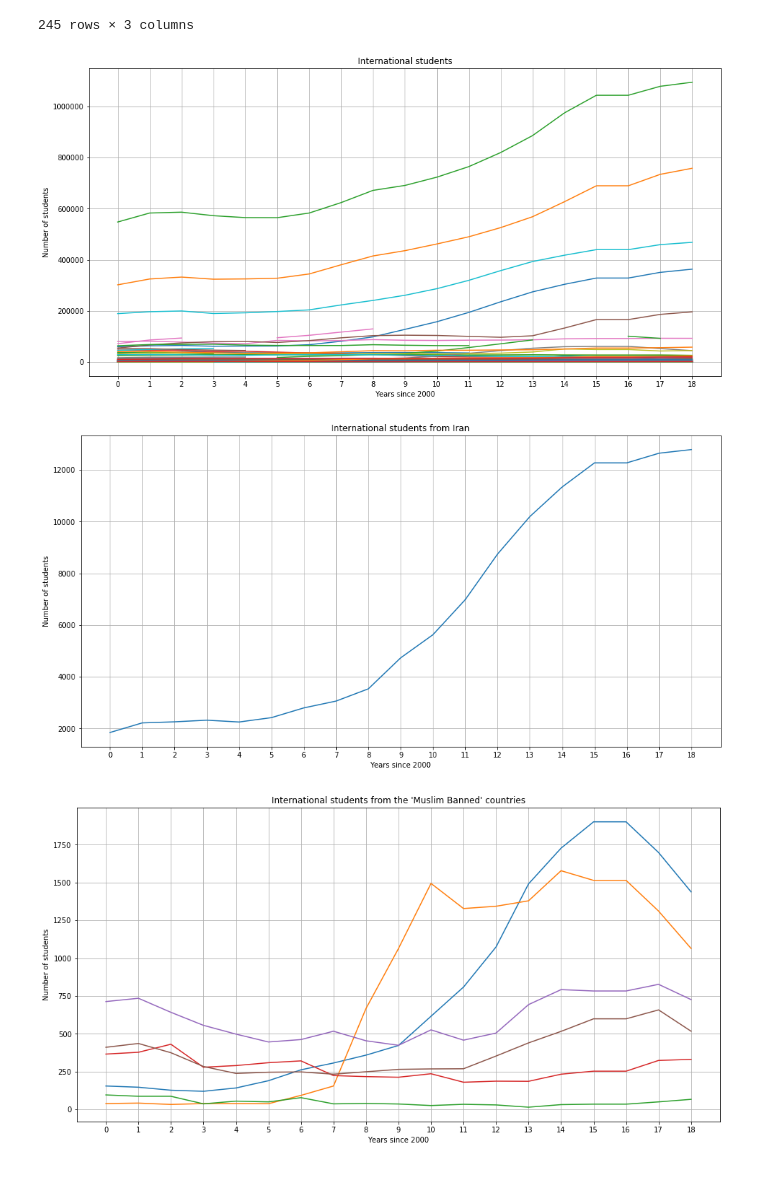
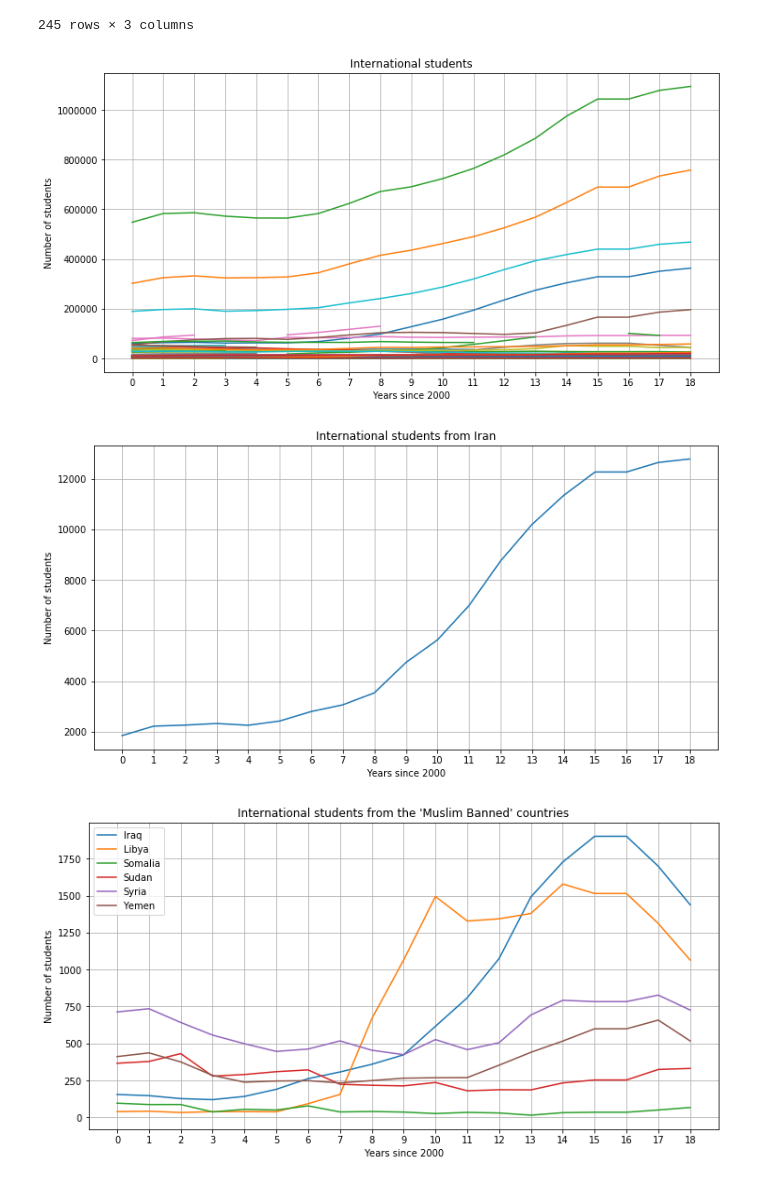
Before and after one commit to graphicsdesk/international-students, a Jupyter notebook: notebooks/international-students.ipynb, the cells around one changed output. Cells and saved outputs as stored; diff of their text form; code cells hidden in the pictures.

Commit message:
legend for US international student notebook

```diff
--- a/notebooks/international-students.ipynb
+++ b/notebooks/international-students.ipynb
@@ -106,8 +106,8 @@ def getCountryData(c):
         return nums + list(recent.loc[c])
     return nums + [None, None, None]
 # %%
-def plotCountries(countries, title="International students"):
-    plt.figure(figsize=(16, 8))
+def plotCountries(countries, title="International students", legend=False):
+    plt.figure(figsize=(12, 6))
     plt.title(title)
 
     for c in countries:
@@ -116,17 +116,20 @@ def plotCountries(countries, title="International students"):
     plt.xticks(np.arange(0, len(years), 1.0))
     plt.xlabel('Years since 2000')
     plt.ylabel('Number of students')
+
+    if legend: plt.legend()
+
     plt.grid()
 # %%
 plotCountries(allCountries)
 # %% [output]
-[figure, old version]
+[figure, new version]
 # %%
 plotCountries(['Iran'], title="International students from Iran")
 # %% [output]
-[figure, old version]
+[figure, new version]
 # %%
 countries = ['Iraq', 'Libya', 'Somalia', 'Sudan', 'Syria', 'Yemen']
-plotCountries(countries, title="International students from the 'Muslim Banned' countries")
+plotCountries(countries, title="International students from the 'Muslim Banned' countries", legend=True)
 # %% [output]
-[figure, old version]
+[figure, new version]
```
